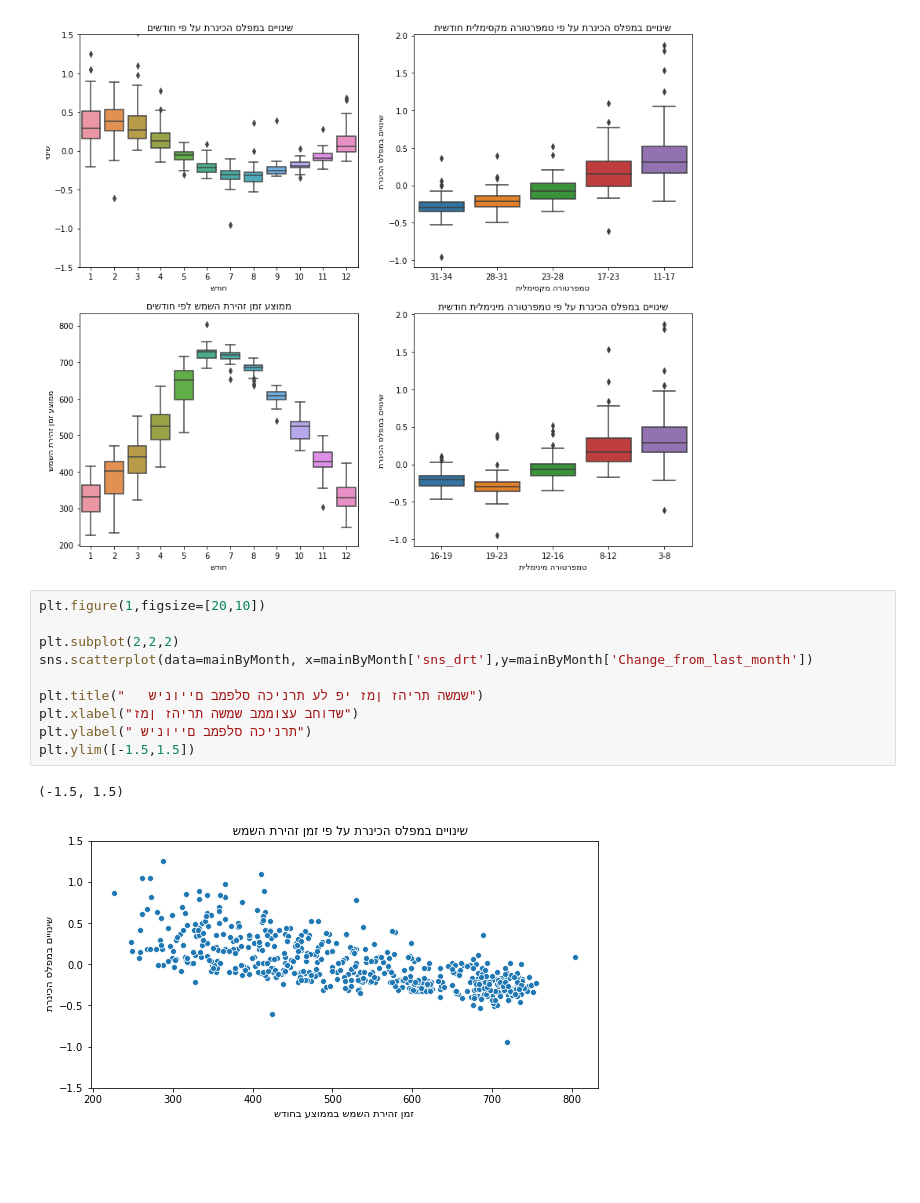
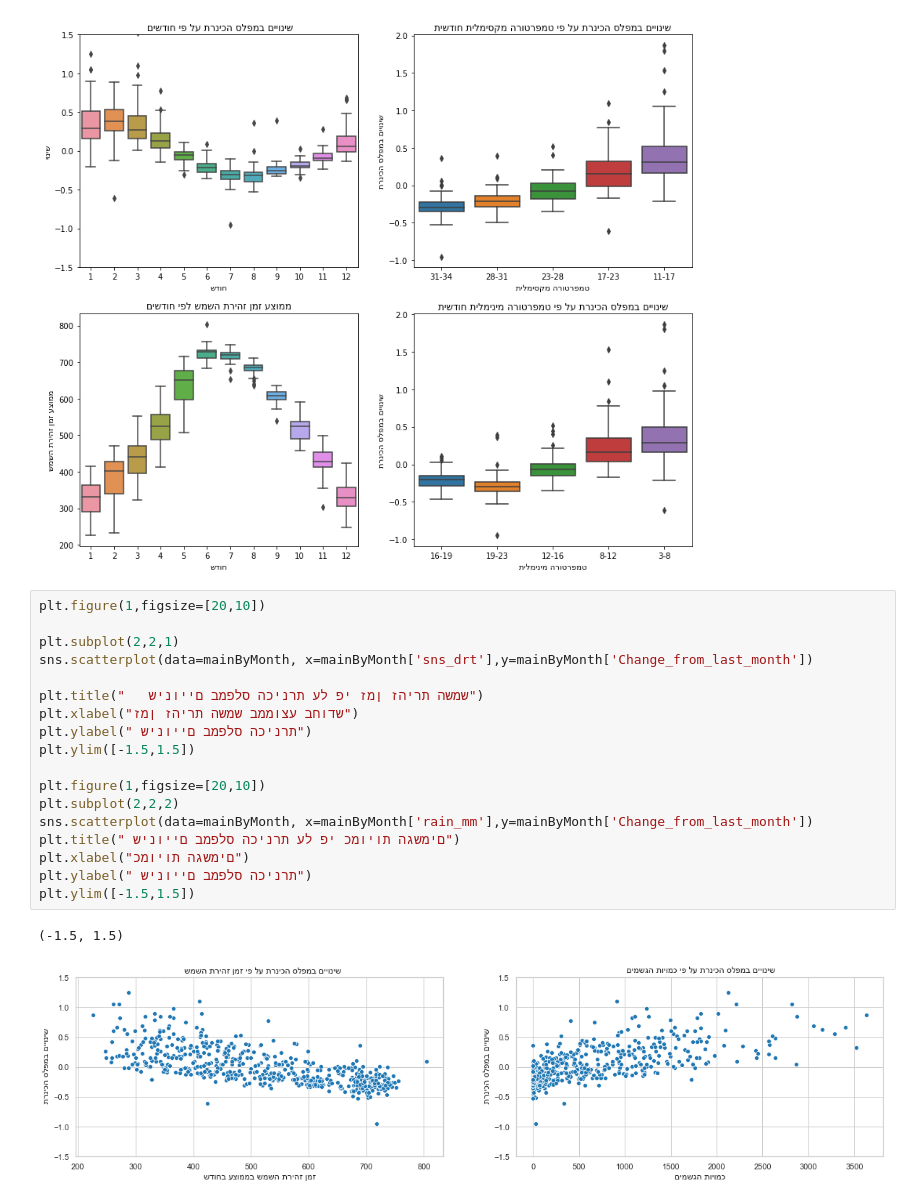
Before and after one commit to ronhadad/Kinneret, a Jupyter notebook: Visualizations .ipynb, the cells around one changed output. Drawn from its saved outputs; the diff is of its cells as text; blank space fills up the shorter version.

```diff
--- a/Visualizations .ipynb
+++ b/Visualizations .ipynb
@@ -117,14 +117,22 @@ Text(0, 0.5, 'תרניכה סלפמב םייוניש')
 # %%
 plt.figure(1,figsize=[20,10])
 
-plt.subplot(2,2,2)
+plt.subplot(2,2,1)
 sns.scatterplot(data=mainByMonth, x=mainByMonth['sns_drt'],y=mainByMonth['Change_from_last_month'])
 
 plt.title("   שמשה תריהז ןמז יפ לע תרניכה סלפמב םייוניש")
 plt.xlabel("שדוחב עצוממב שמשה תריהז ןמז")
 plt.ylabel(" תרניכה סלפמב םייוניש")
 plt.ylim([-1.5,1.5])
+
+plt.figure(1,figsize=[20,10])
+plt.subplot(2,2,2)
+sns.scatterplot(data=mainByMonth, x=mainByMonth['rain_mm'],y=mainByMonth['Change_from_last_month'])
+plt.title(" םימשגה תויומכ יפ לע תרניכה סלפמב םייוניש")
+plt.xlabel("םימשגה תויומכ")
+plt.ylabel(" תרניכה סלפמב םייוניש")
+plt.ylim([-1.5,1.5])
 # %% [output]
 (-1.5, 1.5)
-[figure, old version]
+[figure, new version]
 # %%
```
Also changed, not shown: parts of 4 cells of this notebook.
